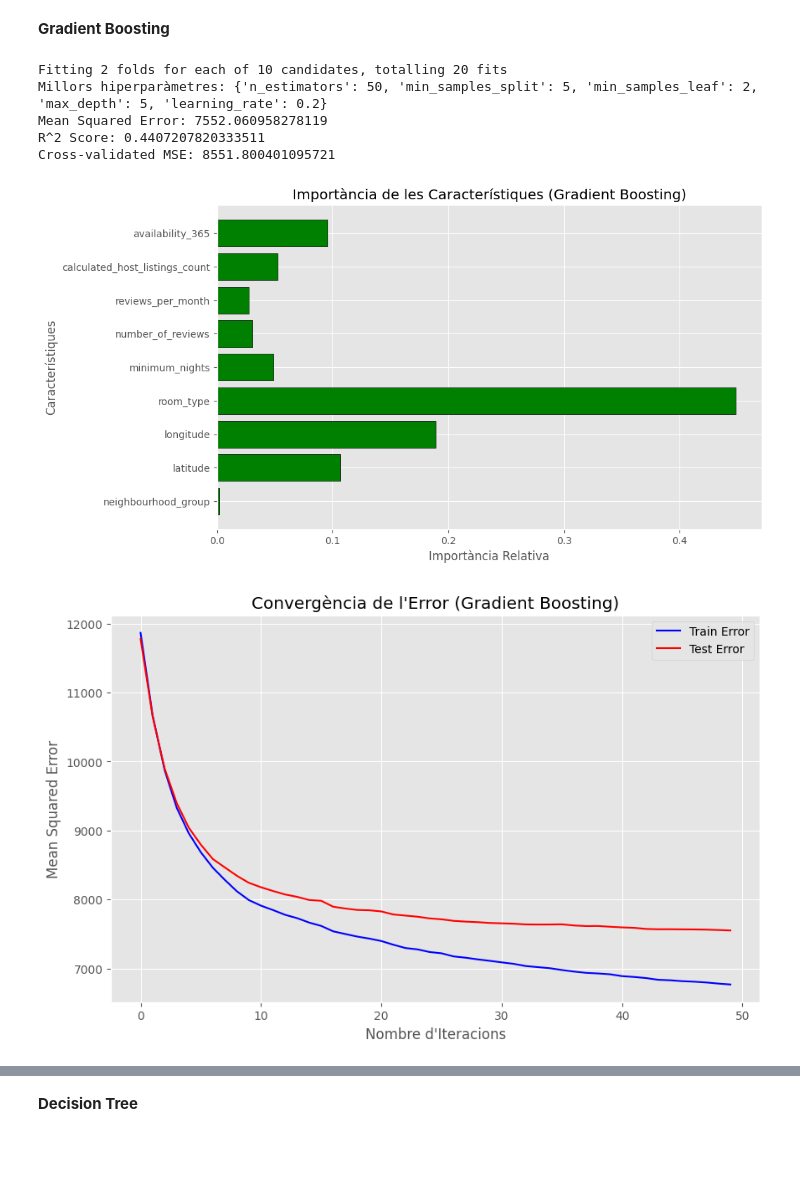
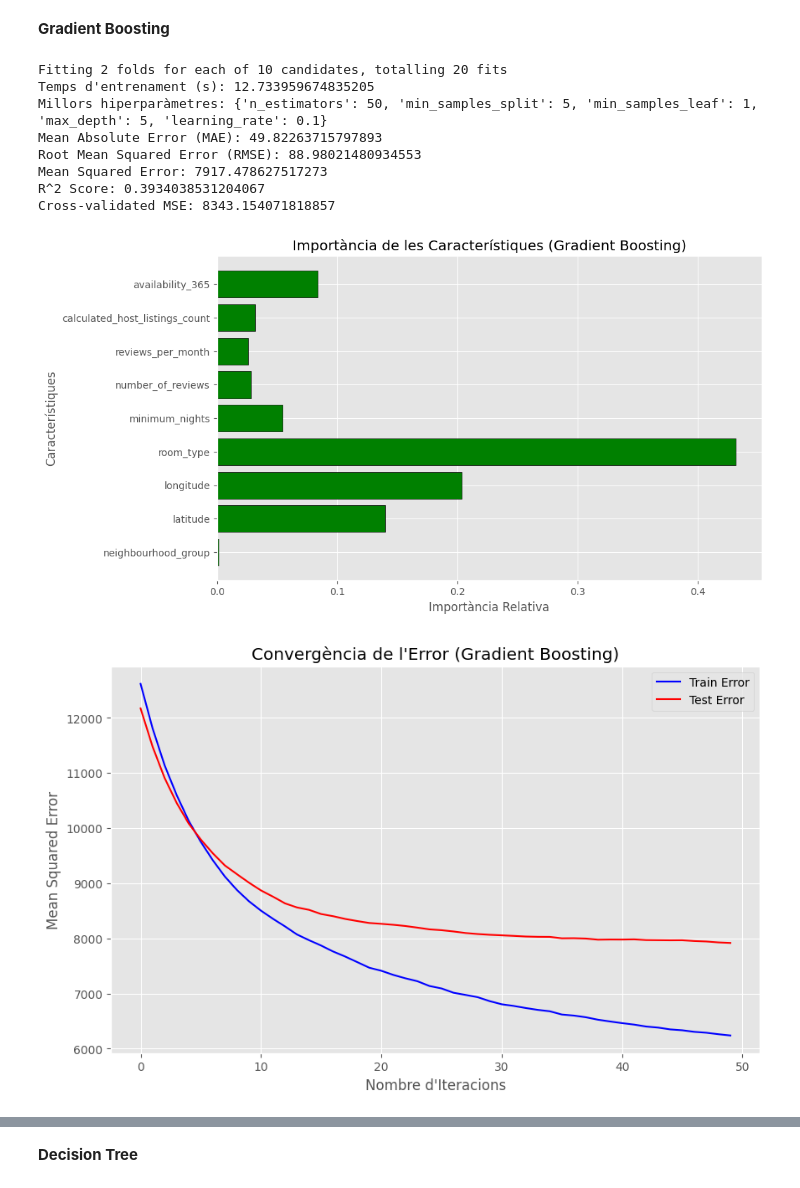
Before and after one commit to angela-uab/Kaggle-APC, a Jupyter notebook: kaggle.ipynb, the cells around one changed output, grey strips where cells are left out. Drawn from its saved outputs; the diff is of its cells as text; code cells hidden in the pictures; blank space fills up the shorter version.

Commit message:
Millores als models

```diff
--- a/kaggle.ipynb
+++ b/kaggle.ipynb
@@ -931,7 +1018,10 @@ param_grid = {
 random_search = RandomizedSearchCV(estimator=gb_model, param_distributions=param_grid, n_iter=10, scoring='neg_mean_squared_error', cv=2, verbose=1, n_jobs=-1, random_state=42)
 
 # Entrenament del model utilitzant RandomizedSearchCV
+start_time = time.time()
 random_search.fit(X_train, y_train)
+end_time = time.time()
+print("Temps d'entrenament (s):", end_time - start_time)
 
 # Resultats de la millor combinació d'hiperparàmetres
 best_model = random_search.best_estimator_
@@ -939,6 +1029,10 @@ print("Millors hiperparàmetres:", random_search.best_params_)
 
 # Avaluació del model amb el conjunt de prova
 y_pred = best_model.predict(X_test)
+mae = mean_absolute_error(y_test, y_pred)
+rmse = np.sqrt(mean_squared_error(y_test, y_pred))
+print("Mean Absolute Error (MAE):", mae)
+print("Root Mean Squared Error (RMSE):", rmse)
 print("Mean Squared Error:", mean_squared_error(y_test, y_pred))
 print("R^2 Score:", r2_score(y_test, y_pred))
 
@@ -951,36 +1045,69 @@ print("Cross-validated MSE:", -cv_scores.mean())
 feature_importances = best_model.feature_importances_
 features = data_sample.drop(columns=['price']).columns
 
 # Visualització de la importància de les característiques
 plt.figure(figsize=(10, 6))
 plt.barh(features, feature_importances, color='green', edgecolor='black')
 plt.title('Importància de les Característiques (Gradient Boosting)')
 plt.xlabel('Importància Relativa')
 plt.ylabel('Característiques')
 plt.grid(True)
 plt.show()
 
 # Gràfic de la convergència de l'error (loss curve)
 train_errors = []
 test_errors = []
 for y_pred_train, y_pred_test in zip(best_model.staged_predict(X_train), best_model.staged_predict(X_test)):
     train_errors.append(mean_squared_error(y_train, y_pred_train))
     test_errors.append(mean_squared_error(y_test, y_pred_test))
 
 plt.figure(figsize=(10, 6))
 plt.plot(train_errors, "-b", label="Train Error")
 plt.plot(test_errors, "-r", label="Test Error")
 plt.title("Convergència de l'Error (Gradient Boosting)")
 plt.xlabel("Nombre d'Iteracions")
 plt.ylabel("Mean Squared Error")
 plt.legend()
 plt.grid(True)
 plt.show()
+
+# Distribució dels residuals
+residuals = y_test - y_pred
+plt.figure(figsize=(10, 6))
+plt.hist(residuals, bins=30, alpha=0.7, color='green', edgecolor='black')
+plt.title('Distribució dels Residuals')
+plt.xlabel('Residuals')
+plt.ylabel('Freqüència')
+plt.grid(True)
+plt.show()
+
+# Gràfic Prediccions vs. Valors Reals
+plt.figure(figsize=(10, 6))
+plt.scatter(y_test, y_pred, alpha=0.6, color='orange', edgecolor='k')
+plt.plot([y_test.min(), y_test.max()], [y_test.min(), y_test.max()], '--r', linewidth=2)
+plt.title('Comparació de Prediccions vs Valors Reals (Gradient Boosting)')
+plt.xlabel('Valors Reals (Price)')
+plt.ylabel('Valors Predits (Price)')
+plt.grid(True)
+plt.show()
+
+# Anàlisi de subsets: Disponibilitat
+availability_subset = data_sample[['availability_365', 'price']]
+plt.figure(figsize=(10, 6))
+sns.scatterplot(x='availability_365', y='price', data=availability_subset, alpha=0.6, color='blue')
+plt.title('Disponibilitat vs Price')
+plt.xlabel('Disponibilitat (dies)')
+plt.ylabel('Preu (Price)')
+plt.grid(True)
+plt.show()
 # %% [output]
 Fitting 2 folds for each of 10 candidates, totalling 20 fits
-Millors hiperparàmetres: {'n_estimators': 50, 'min_samples_split': 5, 'min_samples_leaf': 2, 'max_depth': 5, 'learning_rate': 0.2}
-Mean Squared Error: 7552.060958278119
-R^2 Score: 0.4407207820333511
-Cross-validated MSE: 8551.800401095721
+Temps d'entrenament (s): 12.733959674835205
+Millors hiperparàmetres: {'n_estimators': 50, 'min_samples_split': 5, 'min_samples_leaf': 1, 'max_depth': 5, 'learning_rate': 0.1}
+Mean Absolute Error (MAE): 49.82263715797893
+Root Mean Squared Error (RMSE): 88.98021480934553
+Mean Squared Error: 7917.478627517273
+R^2 Score: 0.3934038531204067
+Cross-validated MSE: 8343.154071818857
-[figure, old version]
+[figure, new version]
-[figure, old version]
+[figure, new version]
```
Also changed, not shown: parts of 11 cells of this notebook.
